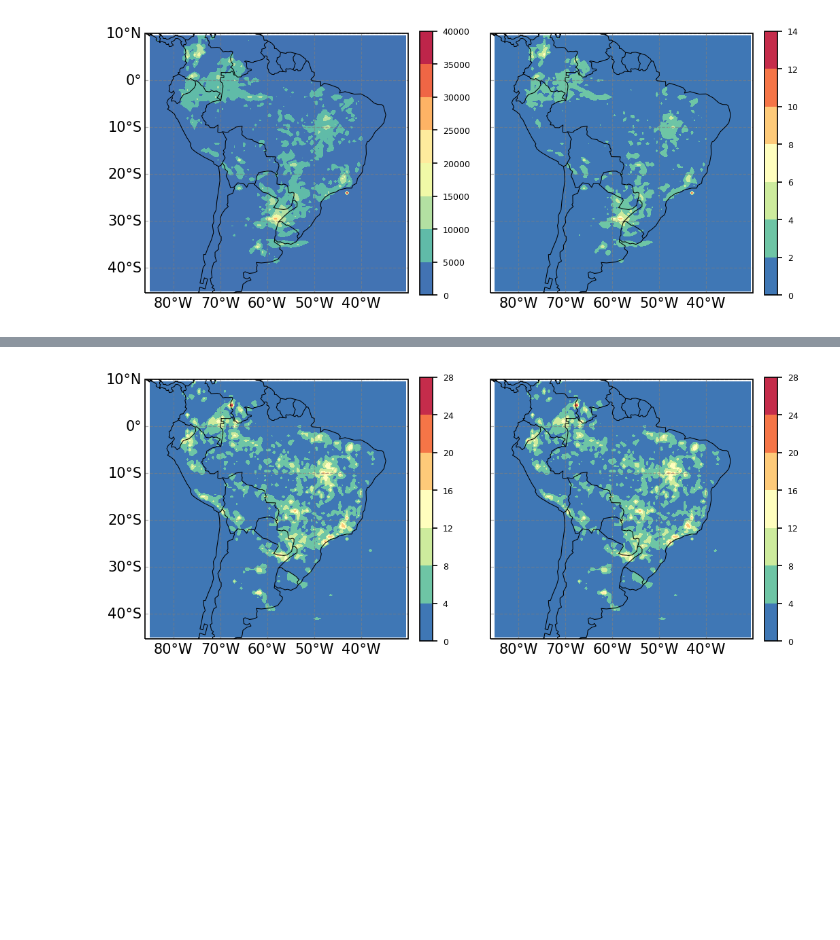
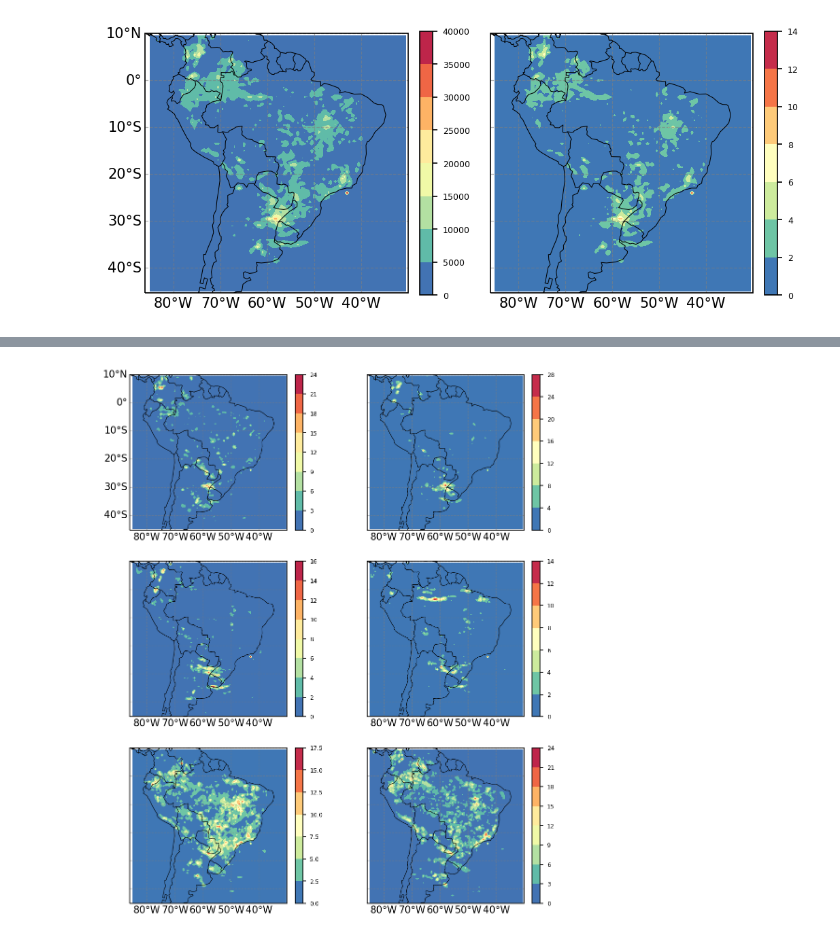
Before and after one commit to mhacarthur/GLM_density, a Jupyter notebook: jupyter/GLM_plot_15min.ipynb, the cells around one changed output, grey strips where cells are left out. Cells and saved outputs as stored; diff of their text form; code cells hidden in the pictures; blank space fills up the shorter version.

Commit message:
create GLM_merge_time script

```diff
--- a/jupyter/GLM_plot_15min.ipynb
+++ b/jupyter/GLM_plot_15min.ipynb
@@ -80,0 +84,7 @@ flash_18_20_mean = np.mean(flash_18_20,axis=0)
+# %%
+flash_6h = np.zeros([6,110,110])
+for t in range(6):
+    T_start = 4*t
+    T_end = 4*t + 4
+    print(f'Time: {T_start} to {T_end}')
+    _, flash_6h[t,:,:] = flash_hour_interval(flash,tim,T_start,T_end)
@@ -83,36 +100,98 @@ levels = None
 cmap = plt.cm.Spectral_r
 
 proj = ccrs.PlateCarree()
 
-fig = plt.figure(figsize=(8,4),dpi=150)
-gs = gridspec.GridSpec(1,2)
+fig = plt.figure(figsize=(8,10),dpi=150)
+gs = gridspec.GridSpec(3,2)
 
+#==============================================================================================================
 ax1 = plt.subplot(gs[0, 0], projection = proj)
 ax1.coastlines()
 ax1.add_feature(cfeature.COASTLINE,linewidth=0.5,color='black',zorder=4)
 ax1.add_feature(cfeature.BORDERS,linewidth=0.5,color='black',zorder=4)
 ax1.set_extent([-86,-30,-42,9])
-a1 = ax1.contourf(lon2d,lat2d,flash_18_20_mean,cmap=cmap,levels=levels)
+a1 = ax1.contourf(lon2d,lat2d,flash_6h[0,:,:],cmap=cmap,levels=levels)
 gl = ax1.gridlines(crs=proj,draw_labels=True,linewidth=0.6,color='gray',alpha=0.6,linestyle='--')
 gl.top_labels = False
 gl.bottom_labels = True
 gl.left_labels = True
 gl.right_labels = False
 cbar1 = plt.colorbar(a1,fraction=0.046, pad=0.04)
 cbar1.ax.tick_params(labelsize=6)
 
-ax2 = plt.subplot(gs[0, 1], projection = proj)
+#==============================================================================================================
+ax2 = plt.subplot(gs[1, 0], projection = proj)
 ax2.coastlines()
 ax2.add_feature(cfeature.COASTLINE,linewidth=0.5,color='black',zorder=4)
 ax2.add_feature(cfeature.BORDERS,linewidth=0.5,color='black',zorder=4)
 ax2.set_extent([-86,-30,-42,9])
-a2 = ax2.contourf(lon2d,lat2d,flash_18_20_mean,cmap=cmap,levels=levels)
+a2 = ax2.contourf(lon2d,lat2d,flash_6h[2,:,:],cmap=cmap,levels=levels)
 gl = ax2.gridlines(crs=proj,draw_labels=True,linewidth=0.6,color='gray',alpha=0.6,linestyle='--')
 gl.top_labels = False
 gl.bottom_labels = True
 gl.left_labels = False
 gl.right_labels = False
 cbar2 = plt.colorbar(a2,fraction=0.046, pad=0.04)
 cbar2.ax.tick_params(labelsize=6)
+
+#==============================================================================================================
+ax3 = plt.subplot(gs[2, 0], projection = proj)
+ax3.coastlines()
+ax3.add_feature(cfeature.COASTLINE,linewidth=0.5,color='black',zorder=4)
+ax3.add_feature(cfeature.BORDERS,linewidth=0.5,color='black',zorder=4)
+ax3.set_extent([-86,-30,-42,9])
+a3 = ax3.contourf(lon2d,lat2d,flash_6h[4,:,:],cmap=cmap,levels=levels)
+gl = ax3.gridlines(crs=proj,draw_labels=True,linewidth=0.6,color='gray',alpha=0.6,linestyle='--')
+gl.top_labels = False
+gl.bottom_labels = True
+gl.left_labels = False
+gl.right_labels = False
+cbar3 = plt.colorbar(a3,fraction=0.046, pad=0.04)
+cbar3.ax.tick_params(labelsize=6)
+
+#==============================================================================================================
+ax4 = plt.subplot(gs[0, 1], projection = proj)
+ax4.coastlines()
+ax4.add_feature(cfeature.COASTLINE,linewidth=0.5,color='black',zorder=4)
+ax4.add_feature(cfeature.BORDERS,linewidth=0.5,color='black',zorder=4)
+ax4.set_extent([-86,-30,-42,9])
+a4 = ax4.contourf(lon2d,lat2d,flash_6h[1,:,:],cmap=cmap,levels=levels)
+gl = ax4.gridlines(crs=proj,draw_labels=True,linewidth=0.6,color='gray',alpha=0.6,linestyle='--')
+gl.top_labels = False
+gl.bottom_labels = True
+gl.left_labels = False
+gl.right_labels = False
+cbar4 = plt.colorbar(a4,fraction=0.046, pad=0.04)
+cbar4.ax.tick_params(labelsize=6)
+
+#==============================================================================================================
+ax5 = plt.subplot(gs[1, 1], projection = proj)
+ax5.coastlines()
+ax5.add_feature(cfeature.COASTLINE,linewidth=0.5,color='black',zorder=4)
+ax5.add_feature(cfeature.BORDERS,linewidth=0.5,color='black',zorder=4)
+ax5.set_extent([-86,-30,-42,9])
+a5 = ax5.contourf(lon2d,lat2d,flash_6h[3,:,:],cmap=cmap,levels=levels)
+gl = ax5.gridlines(crs=proj,draw_labels=True,linewidth=0.6,color='gray',alpha=0.6,linestyle='--')
+gl.top_labels = False
+gl.bottom_labels = True
+gl.left_labels = False
+gl.right_labels = False
+cbar5 = plt.colorbar(a5,fraction=0.046, pad=0.04)
+cbar5.ax.tick_params(labelsize=6)
+
+#==============================================================================================================
+ax6 = plt.subplot(gs[2, 1], projection = proj)
+ax6.coastlines()
+ax6.add_feature(cfeature.COASTLINE,linewidth=0.5,color='black',zorder=4)
+ax6.add_feature(cfeature.BORDERS,linewidth=0.5,color='black',zorder=4)
+ax6.set_extent([-86,-30,-42,9])
+a6 = ax6.contourf(lon2d,lat2d,flash_6h[5,:,:],cmap=cmap,levels=levels)
+gl = ax6.gridlines(crs=proj,draw_labels=True,linewidth=0.6,color='gray',alpha=0.6,linestyle='--')
+gl.top_labels = False
+gl.bottom_labels = True
+gl.left_labels = False
+gl.right_labels = False
+cbar6 = plt.colorbar(a6,fraction=0.046, pad=0.04)
+cbar6.ax.tick_params(labelsize=6)
 # %% [output]
-[figure, old version]
+[figure, new version]
```
Also changed, not shown: parts of 5 cells of this notebook, 2 other files.
